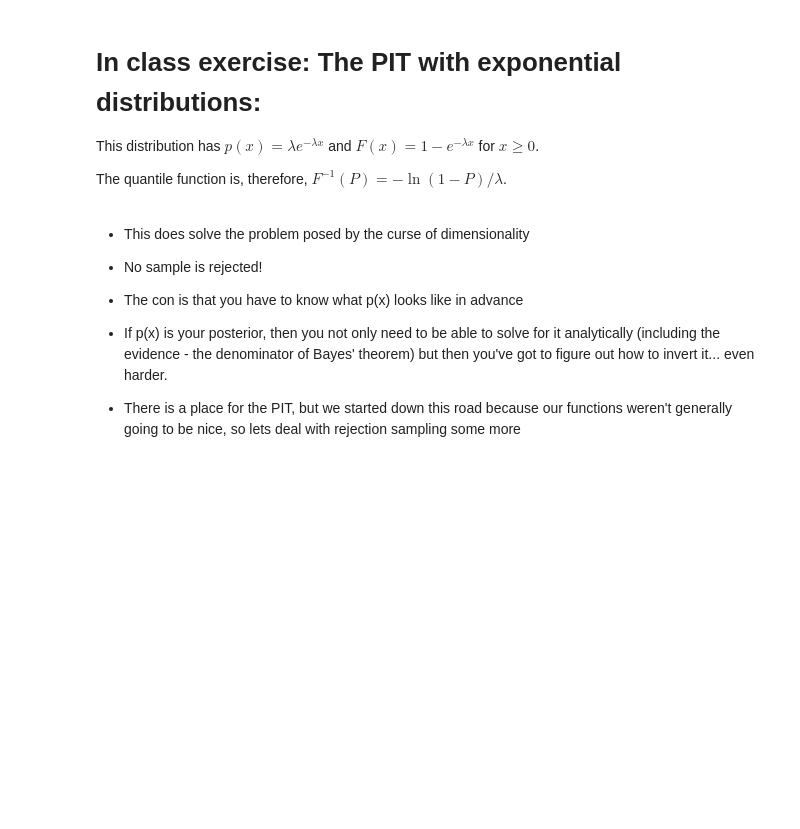
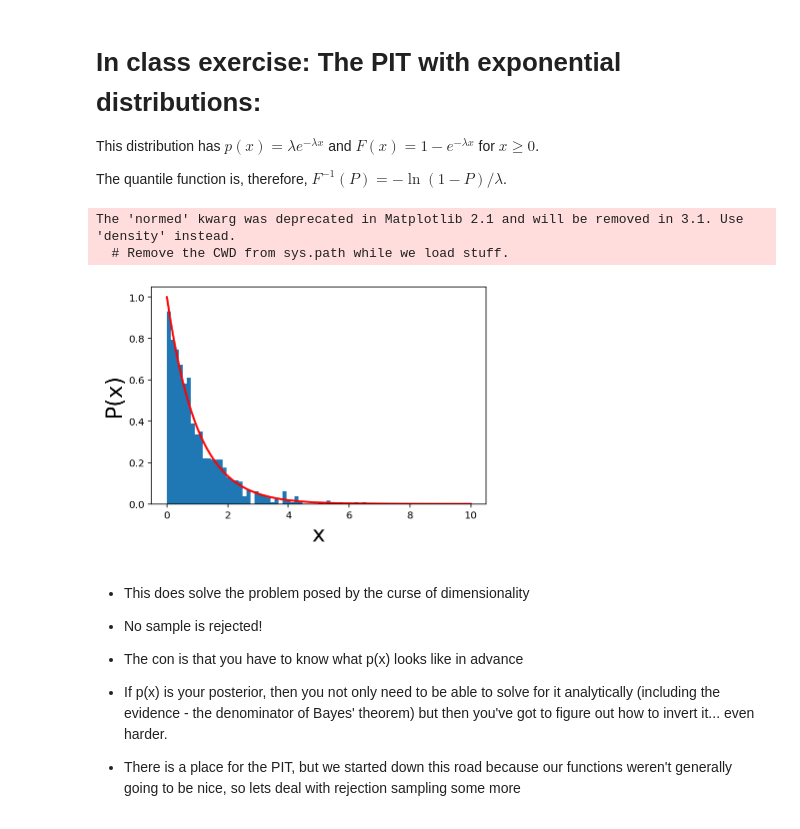
Before and after one commit to Thirty-OneR/ast596_2020_Spring, a Jupyter notebook: 05/week05.ipynb, the cells around one changed output. Cells and saved outputs as stored; diff of their text form; code cells hidden in the pictures; blank space fills up the shorter version.

```diff
--- a/05/week05.ipynb
+++ b/05/week05.ipynb
@@ -144,9 +144,16 @@ def inv_trans_demo(x, lam):
 # %%
 # for lam = 1., draw a 1000 random samples from a unform distribution
 # and use inverse CDF to convert to samples from a exponential distribution
 # then use the demo code to histogram your samples and overplot the distribution.
 lam = 1.0
 u = np.random.rand(1000)
+x=-np.log(1-u)/lam
+
+inv_trans_demo(x,lam)
+# %% [output]
+The 'normed' kwarg was deprecated in Matplotlib 2.1 and will be removed in 3.1. Use 'density' instead.
+  # Remove the CWD from sys.path while we load stuff.
+[figure, added]
 # %% [markdown]
 
 * This does solve the problem posed by the curse of dimensionality
```
Also changed, not shown: 1 other file.
